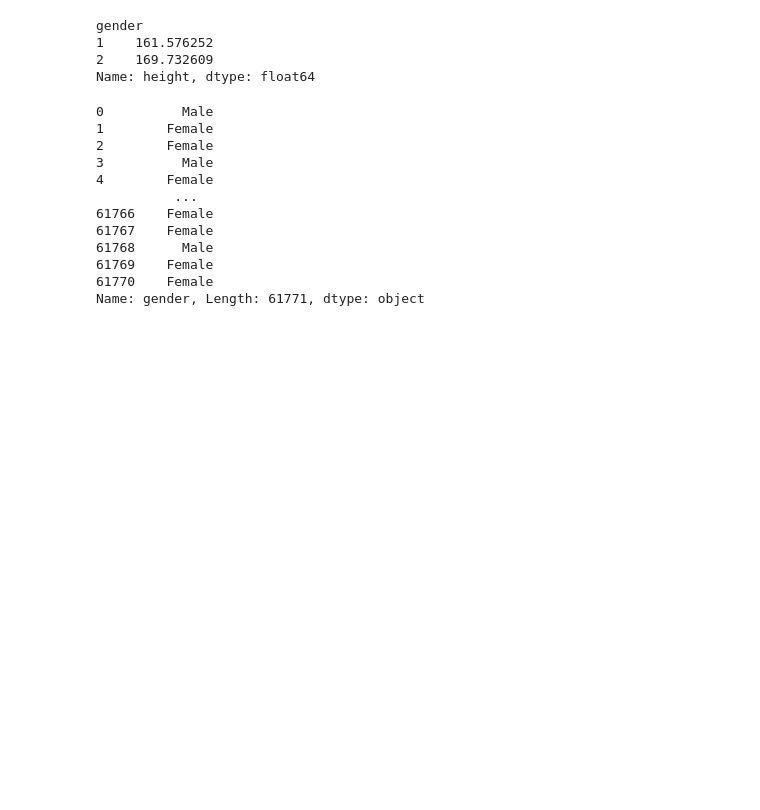
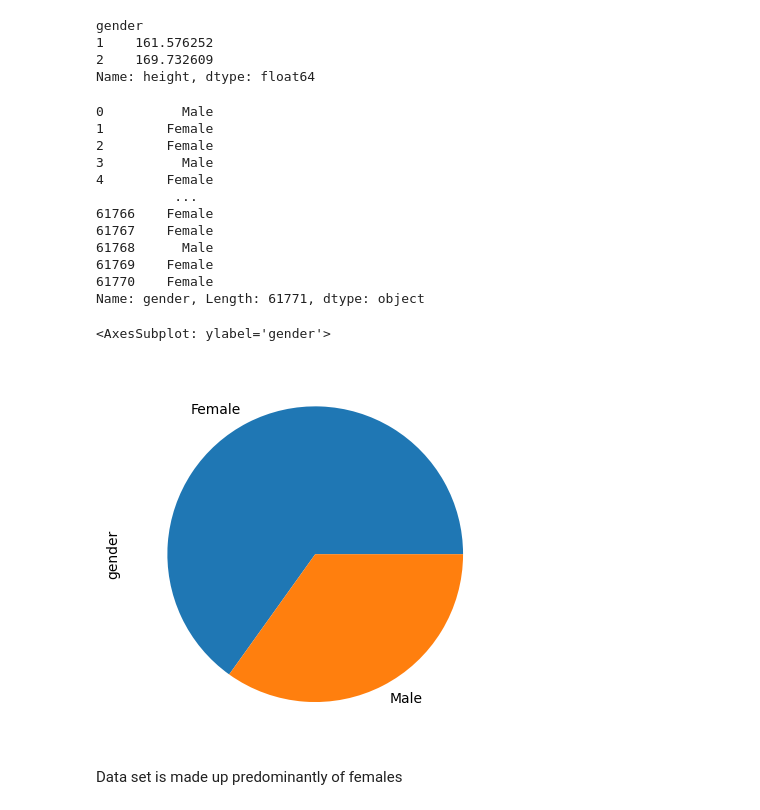
Before and after one commit to COMP3608-Big-Data/Cardiovascular-Disease-Prediction, a Jupyter notebook: the_gold_miners.ipynb, the cells around one changed output. Cells and saved outputs as stored; diff of their text form; code cells hidden in the pictures; blank space fills up the shorter version.

Commit message:
Created Pie chart to show distribution of genders

```diff
--- a/the_gold_miners.ipynb
+++ b/the_gold_miners.ipynb
@@ -710,3 +710,11 @@ df_without_outliers['gender']
 61769    Female
 61770    Female
 Name: gender, Length: 61771, dtype: object
+# %%
+#create pie chart to show distribution of genders
+df_without_outliers.gender.value_counts(normalize=True).plot.pie()
+# %% [output]
+<AxesSubplot: ylabel='gender'>
+[figure, added]
+# %% [markdown]
+Data set is made up predominantly of females
```
